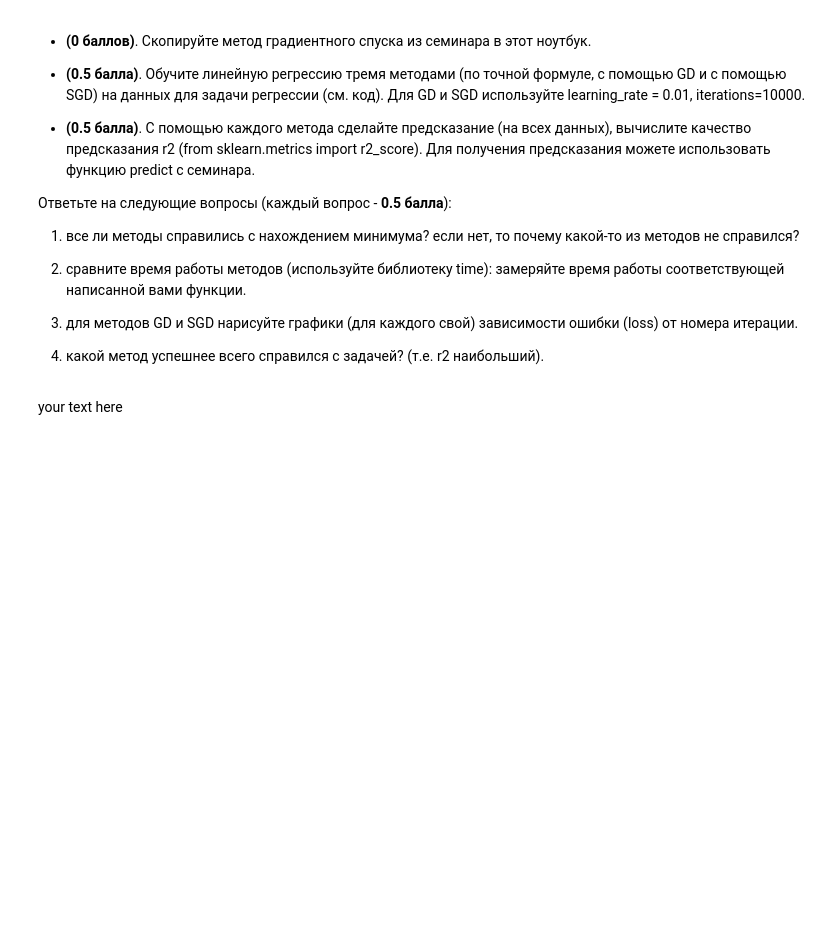
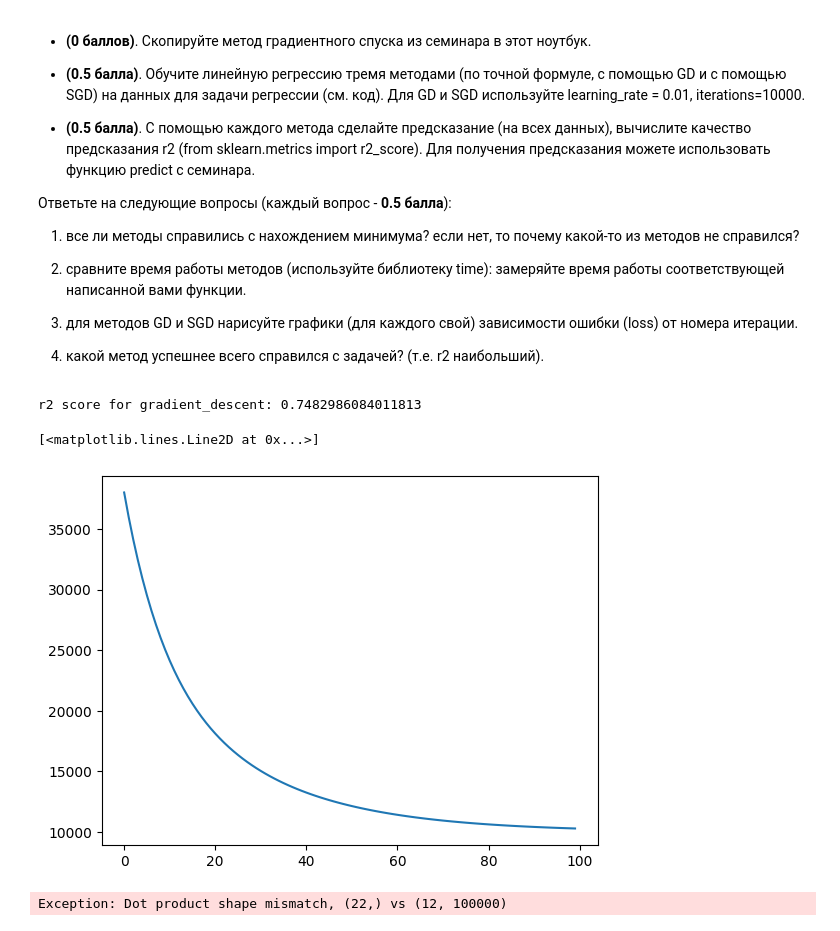
Before and after one commit to olegoid/MLDS_math_2022, a Jupyter notebook: Домашки/mlhs_math_practice_02.ipynb, the cells around one changed output. Saved outputs shown, nothing was run; the diff lists cells and outputs as text; code cells hidden in the pictures; blank space fills up the shorter version.

```diff
--- a/Домашки/mlhs_math_practice_02.ipynb
+++ b/Домашки/mlhs_math_practice_02.ipynb
@@ -90,2 +115,48 @@ X[10] = X[6] + X[7] + np.random.random()*0.01
-# %% [markdown]
-your text here
+# %%
+def compute_cost(X, y, theta):
+    m = len(y)
+
+    cost = (1./m) * (np.linalg.norm(X @ theta - y) ** 2)
+    return cost
+
+def gradient_descent(X, y, learning_rate, iterations):
+    X = np.hstack((np.ones((X.shape[0], 1)), X))
+    params = np.random.rand(X.shape[1])
+
+    m = X.shape[0]
+
+    cost_track = np.zeros((iterations,1))
+
+    for i in range(iterations):
+        params = params - 2./m * learning_rate * (X.T @ ((X @ params) - y))
+        cost_track[i] = compute_cost(X, y, params)
+
+    return cost_track, params
+
+def predict(X, params):
+    X = np.hstack((np.ones((X.shape[0], 1)), X))
+    return X @ params
+# %%
+import random
+import matplotlib.pyplot as plt
+import numpy as np
+from sklearn.metrics import r2_score
+%matplotlib inline
+
+
+track, weights = gradient_descent(X, y, 0.01, 100)
+pred = predict(X, weights)
+r2 = r2_score(y, pred)
+print('r2 score for gradient_descent:', r2)
+plt.plot(track)
+# %% [output]
+r2 score for gradient_descent: 0.7482986084011813
+[<matplotlib.lines.Line2D at 0x...>]
+[figure, added]
+# %%
+weights = ols_solution(X, y)
+pred = predict(X, np.repeat(weights, 2))
+r2 = r2_score(y, pred)
+print('r2 score for gradient_descent:', r2)
+# %% [output]
+Exception: Dot product shape mismatch, (22,) vs (12, 100000)
```
Also changed, not shown: parts of 8 cells of this notebook.
